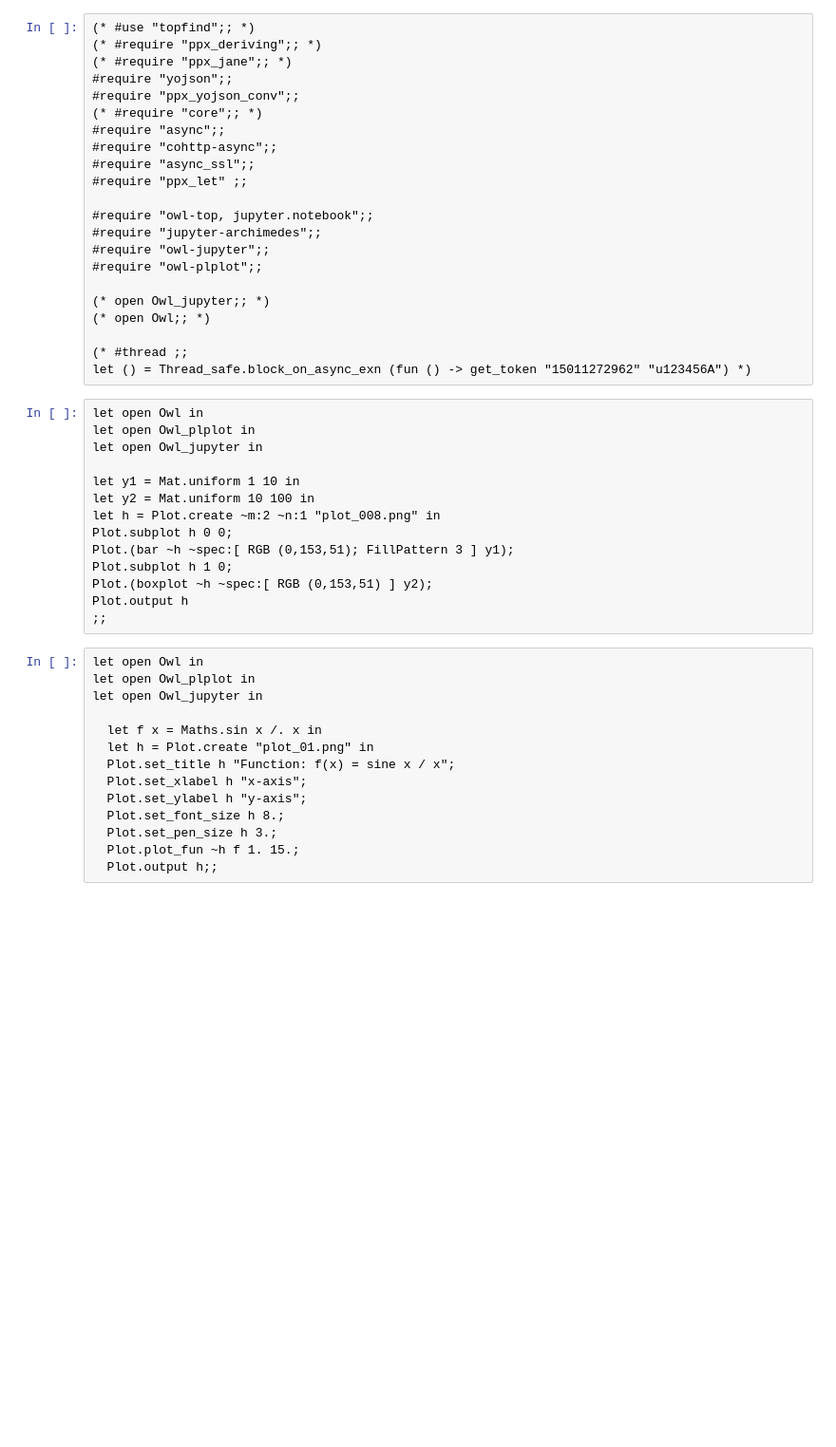
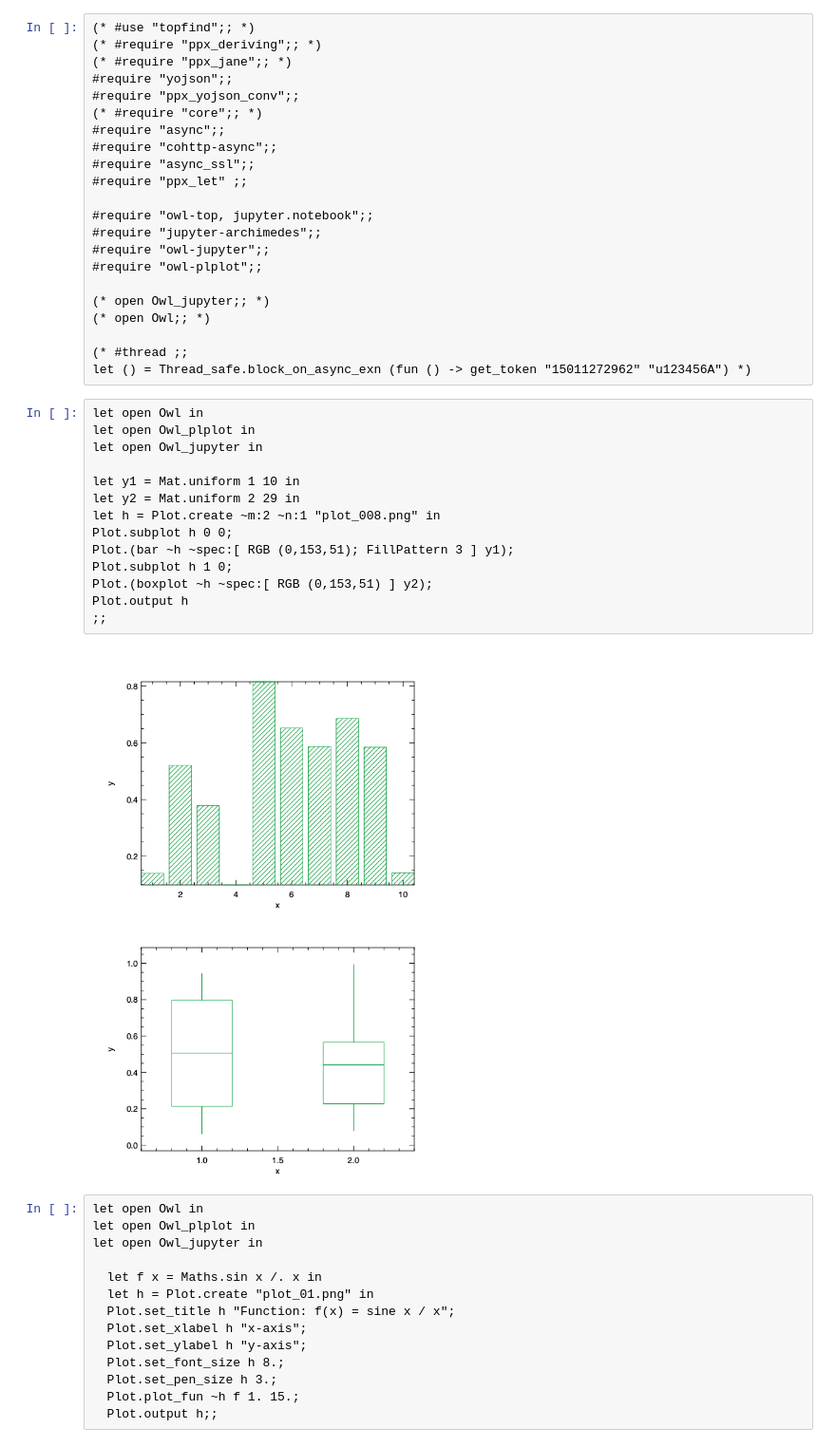
Before and after one commit to useada/98k, a Jupyter notebook: ocaml/Owl.ipynb, the cells around one changed output. Shown: that part at 95% size. Saved outputs shown, nothing was run; the diff lists cells and outputs as text; blank space fills up the shorter version.

```diff
--- a/ocaml/Owl.ipynb
+++ b/ocaml/Owl.ipynb
@@ -23,17 +23,19 @@ let () = Thread_safe.block_on_async_exn (fun () -> get_token "15011272962" "u123
 # %%
 let open Owl in
 let open Owl_plplot in
 let open Owl_jupyter in
 
 let y1 = Mat.uniform 1 10 in
-let y2 = Mat.uniform 10 100 in
+let y2 = Mat.uniform 2 29 in
 let h = Plot.create ~m:2 ~n:1 "plot_008.png" in
 Plot.subplot h 0 0;
 Plot.(bar ~h ~spec:[ RGB (0,153,51); FillPattern 3 ] y1);
 Plot.subplot h 1 0;
 Plot.(boxplot ~h ~spec:[ RGB (0,153,51) ] y2);
 Plot.output h
 ;;
+# %% [output]
+[figure, added]
 # %%
 let open Owl in
 let open Owl_plplot in
```
Also changed, not shown: parts of 8 cells of this notebook, 10 other files.
